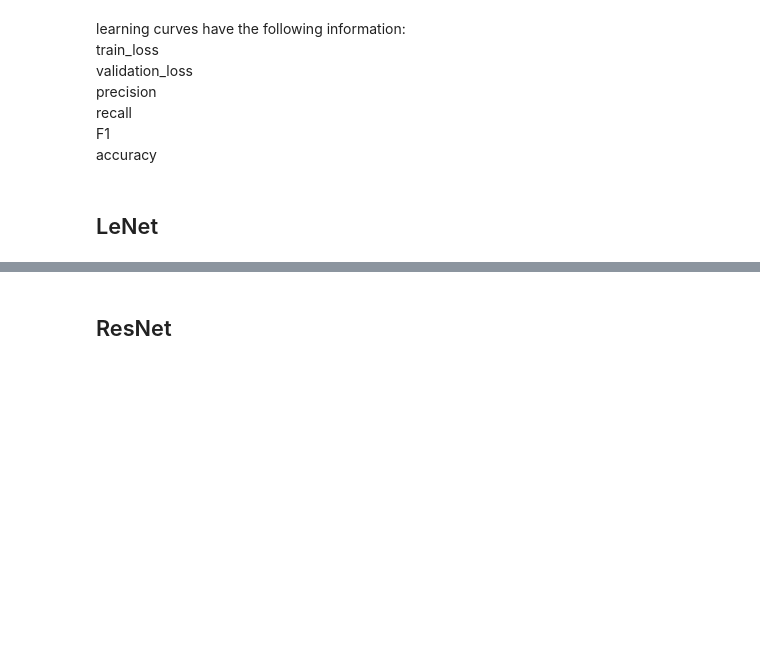
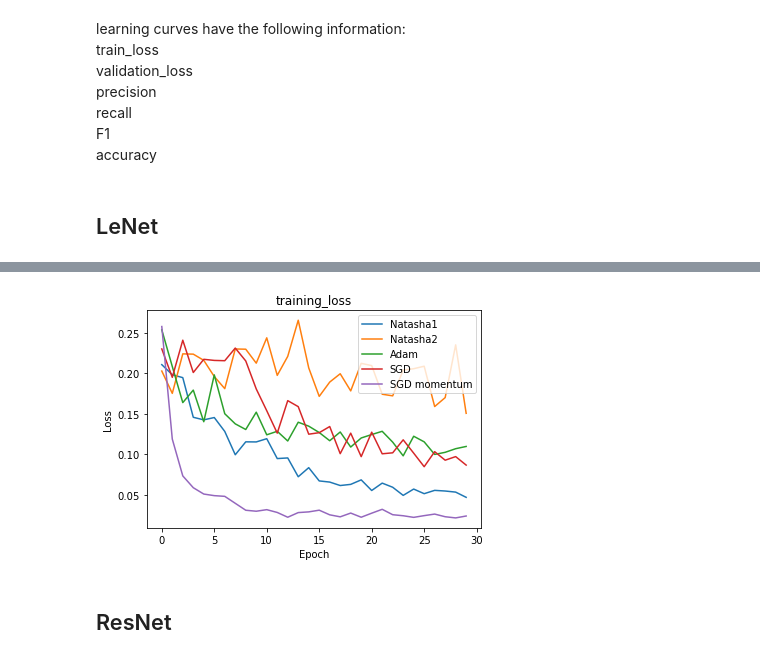
Before and after one commit to ruoshiliu/Natasha2, a Jupyter notebook: MNIST.ipynb, the cells around one changed output, grey strips where cells are left out. Saved outputs shown, nothing was run; the diff lists cells and outputs as text; code cells hidden in the pictures; blank space fills up the shorter version.

```diff
--- a/MNIST.ipynb
+++ b/MNIST.ipynb
@@ -49,4 +65,4 @@ plt.ylabel('Loss')
 ax.legend()
 plt.show()
 # %%
-learning_curves_Adam_LeNet = train_val(algorithm='Adam', cuda=0, epochs=10, train_portion=0.1, net='MnistLeNet', dataset='MNIST')
+learning_curves_Adam_LeNet = train_val(algorithm='Adam', cuda=0, epochs=30, train_portion=0.1, net='MnistLeNet', dataset='MNIST')
@@ -60,4 +94,4 @@ plt.ylabel('Loss')
 ax.legend()
 plt.show()
 # %%
-learning_curves_SGD_LeNet = train_val(algorithm='SGD', cuda=0, epochs=10, train_portion=0.1, net='MnistLeNet', dataset='MNIST')
+learning_curves_SGD_LeNet = train_val(algorithm='SGD', cuda=0, epochs=30, train_portion=0.1, net='MnistLeNet', dataset='MNIST')
@@ -71,4 +123,4 @@ plt.ylabel('Loss')
 ax.legend()
 plt.show()
 # %%
-learning_curves_SGD_momentum_LeNet = train_val(algorithm='SGD_momentum', cuda=0, epochs=10, train_portion=0.1, net='MnistLeNet', dataset='MNIST')
+learning_curves_SGD_momentum_LeNet = train_val(algorithm='SGD_momentum', cuda=0, epochs=30, train_portion=0.1, net='MnistLeNet', dataset='MNIST')
@@ -81,3 +151,5 @@ plt.xlabel('Epoch')
 plt.ylabel('Loss')
 ax.legend()
 plt.show()
+# %%
+learning_curves_Natasha2_hp_LeNet = train_val(algorithm='Natasha2_hp', cuda=0, epochs=30, train_portion=0.1, net='MnistLeNet', dataset='MNIST')
@@ -84,14 +174,17 @@ plt.show()
 # %%
 ax = plt.axes()
 ax.set_title("training_loss")
 ax.plot(learning_curves_Natasha1_LeNet['train_loss'], label='Natasha1')
+ax.plot(learning_curves_Natasha2_hp_LeNet['train_loss'], label= 'Natasha2')
 ax.plot(learning_curves_Adam_LeNet['train_loss'], label='Adam')
 ax.plot(learning_curves_SGD_LeNet['train_loss'], label='SGD')
 ax.plot(learning_curves_SGD_momentum_LeNet['train_loss'], label='SGD momentum')
 plt.xlabel('Epoch')
 plt.ylabel('Loss')
 ax.legend()
-plt.show()
+plt.savefig("MNISTLeNet.png")
+# %% [output]
+[figure, added]
 # %%
 ax = plt.axes()
 ax.set_title("validation_loss")
```
Also changed, not shown: parts of 7 cells of this notebook, 6 other files.
